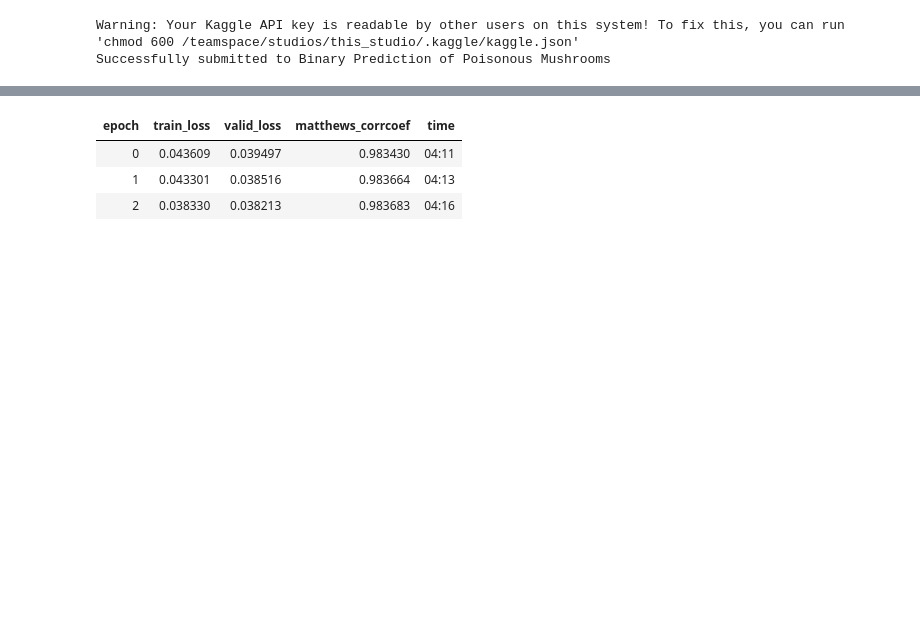
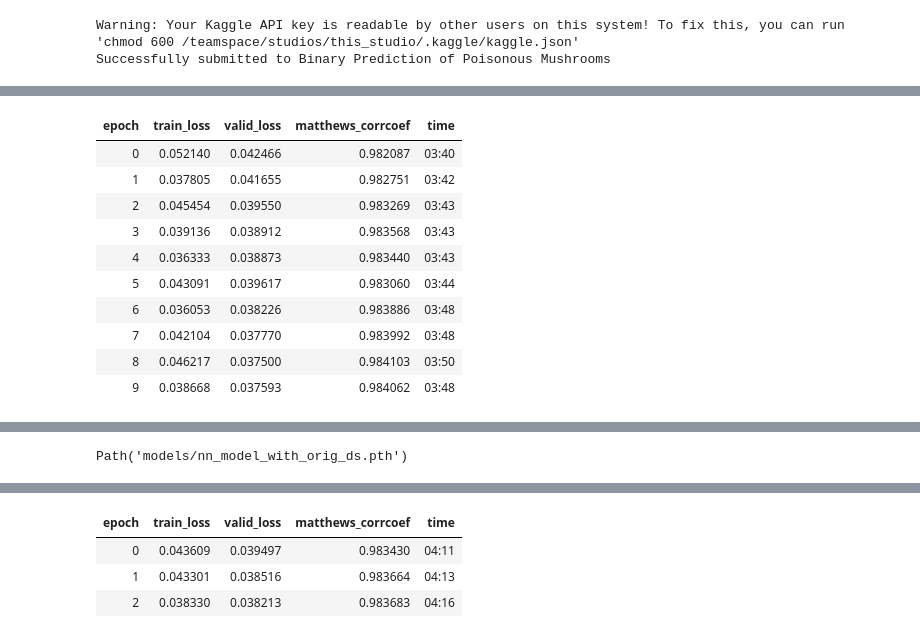
Before and after one commit to rubanzasilva/poisonous_mushrooms_classification, a Jupyter notebook: ensemble.ipynb, the cells around one changed output, grey strips where cells are left out. Cells and saved outputs as stored; diff of their text form; code cells hidden in the pictures; blank space fills up the shorter version.

```diff
--- a/ensemble.ipynb
+++ b/ensemble.ipynb
@@ -561,4 +650,17 @@ learn.load('mushroom_prediction_model_colab')
 # %%
-learn.fit_one_cycle(3,wd=0.2)
+#learn.fit_one_cycle(3,wd=0.2)
-# %%
-learn.fit_one_cycle(5)
+# %%
+%%time
+learn.fit_one_cycle(10,1e-3)
+# %% [output]
+| epoch | train_loss | valid_loss | matthews_corrcoef | time |
+| 0 | 0.052140 | 0.042466 | 0.982087 | 03:40 |
+| 1 | 0.037805 | 0.041655 | 0.982751 | 03:42 |
+| 2 | 0.045454 | 0.039550 | 0.983269 | 03:43 |
+| 3 | 0.039136 | 0.038912 | 0.983568 | 03:43 |
+| 4 | 0.036333 | 0.038873 | 0.983440 | 03:43 |
+| 5 | 0.043091 | 0.039617 | 0.983060 | 03:44 |
+| 6 | 0.036053 | 0.038226 | 0.983886 | 03:48 |
+| 7 | 0.042104 | 0.037770 | 0.983992 | 03:48 |
+| 8 | 0.046217 | 0.037500 | 0.984103 | 03:50 |
+| 9 | 0.038668 | 0.037593 | 0.984062 | 03:48 |
@@ -564,0 +669,4 @@ learn.fit_one_cycle(5)
+# %%
+learn.save('nn_model_with_orig_ds')
+# %% [output]
+Path('models/nn_model_with_orig_ds.pth')
```
Also changed, not shown: parts of 48 cells of this notebook, 1 other file.
